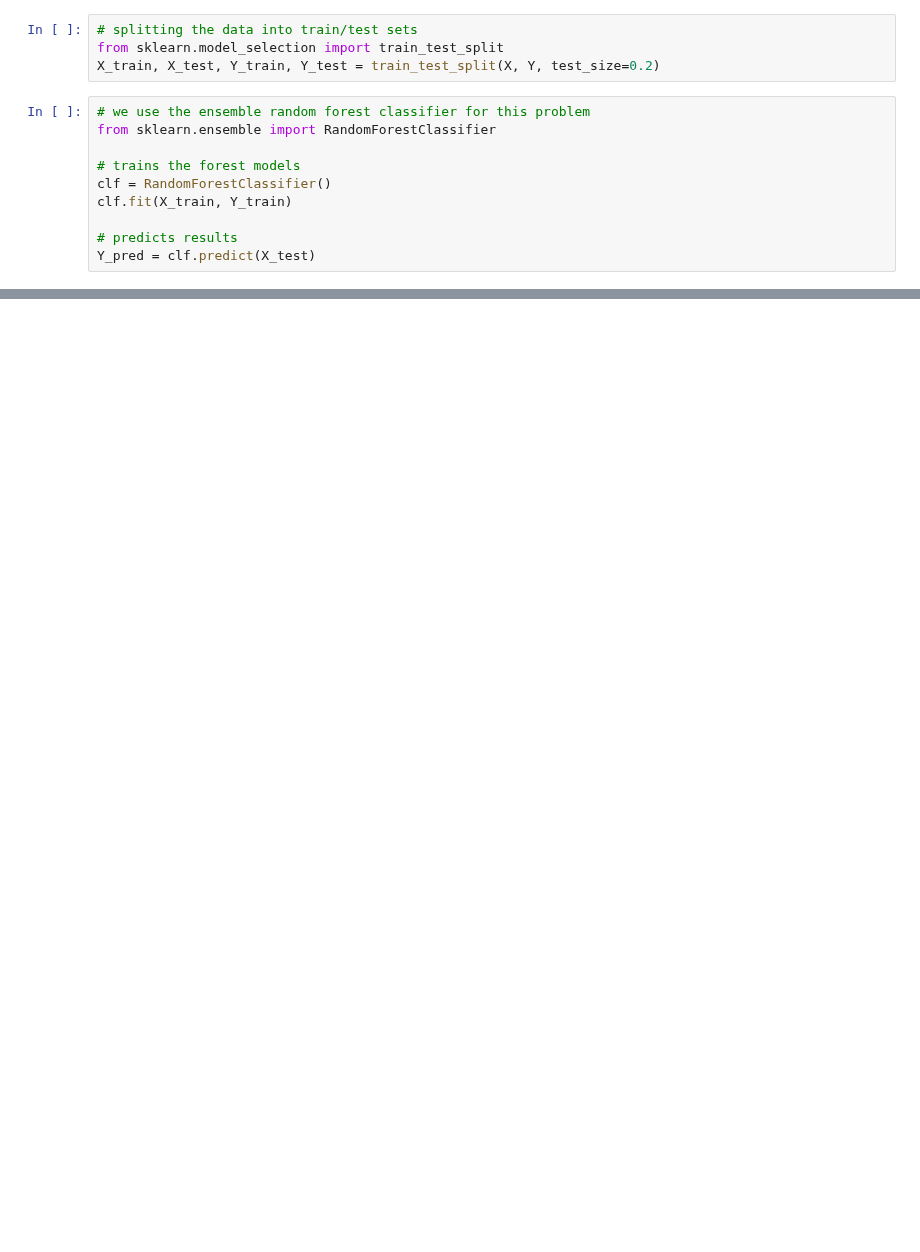
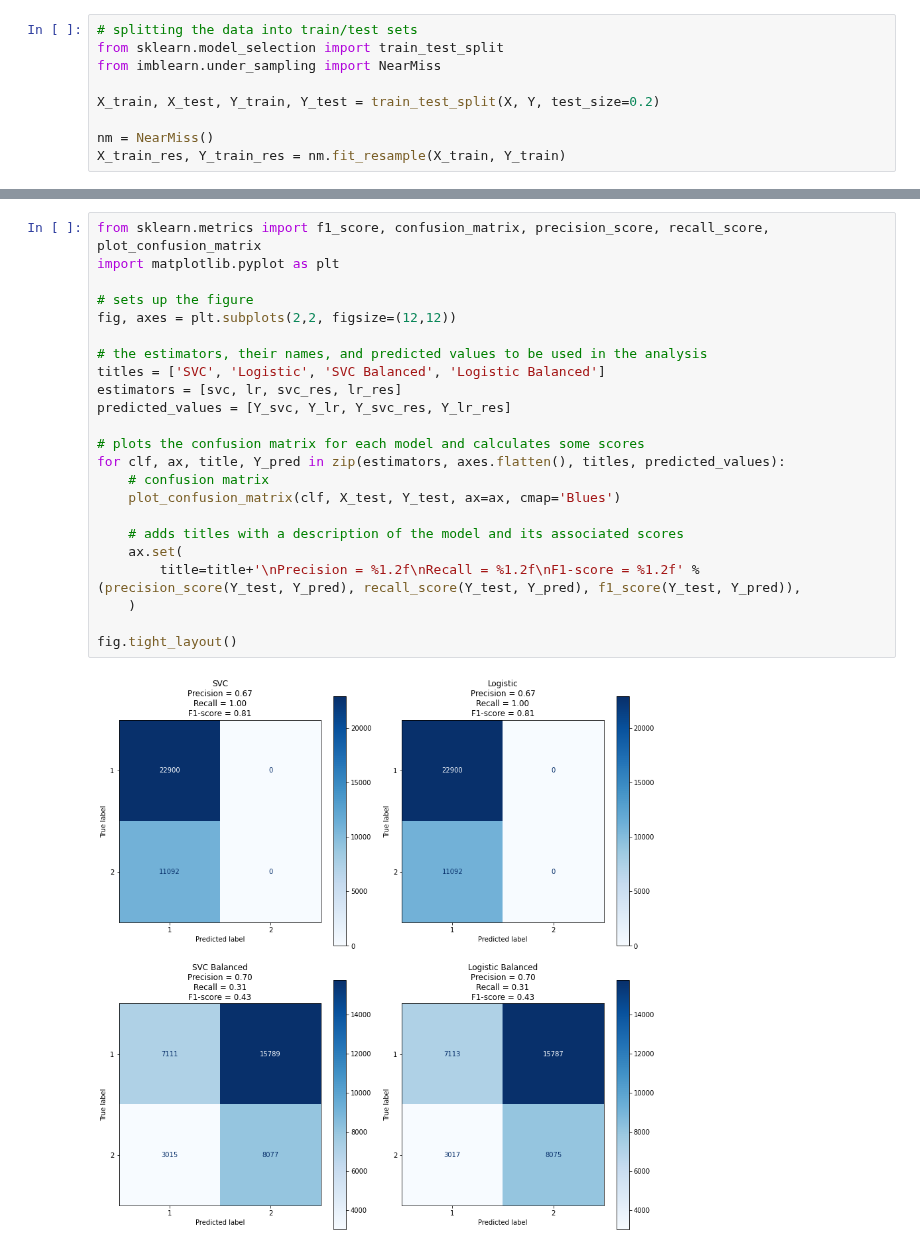
Before and after one commit to jstr0em/coursera-capstone, a Jupyter notebook: main.ipynb, the cells around one changed output, grey strips where cells are left out. Cells and saved outputs as stored; diff of their text form; blank space fills up the shorter version.

```diff
--- a/main.ipynb
+++ b/main.ipynb
@@ -202,14 +265,9 @@ Y = df[target]
 # %%
 # splitting the data into train/test sets
 from sklearn.model_selection import train_test_split
+from imblearn.under_sampling import NearMiss
+
 X_train, X_test, Y_train, Y_test = train_test_split(X, Y, test_size=0.2)
+
+nm = NearMiss()
+X_train_res, Y_train_res = nm.fit_resample(X_train, Y_train)
-# %%
-# we use the ensemble random forest classifier for this problem
-from sklearn.ensemble import RandomForestClassifier
-
-# trains the forest models
-clf = RandomForestClassifier()
-clf.fit(X_train, Y_train)
-
-# predicts results
-Y_pred = clf.predict(X_test)
@@ -232,0 +321,25 @@ The F1-score for Tree is  0.8252775766352884
+# %%
+from sklearn.metrics import f1_score, confusion_matrix, precision_score, recall_score, plot_confusion_matrix
+import matplotlib.pyplot as plt
+
+# sets up the figure
+fig, axes = plt.subplots(2,2, figsize=(12,12))
+
+# the estimators, their names, and predicted values to be used in the analysis
+titles = ['SVC', 'Logistic', 'SVC Balanced', 'Logistic Balanced']
+estimators = [svc, lr, svc_res, lr_res]
+predicted_values = [Y_svc, Y_lr, Y_svc_res, Y_lr_res]
+
+# plots the confusion matrix for each model and calculates some scores
+for clf, ax, title, Y_pred in zip(estimators, axes.flatten(), titles, predicted_values):
+    # confusion matrix
+    plot_confusion_matrix(clf, X_test, Y_test, ax=ax, cmap='Blues')
+
+    # adds titles with a description of the model and its associated scores
+    ax.set(
+        title=title+'\nPrecision = %1.2f\nRecall = %1.2f\nF1-score = %1.2f' %  (precision_score(Y_test, Y_pred), recall_score(Y_test, Y_pred), f1_score(Y_test, Y_pred)),
+    )
+
+fig.tight_layout()
+# %% [output]
+[figure, added]
```
Also changed, not shown: parts of 50 cells of this notebook.
